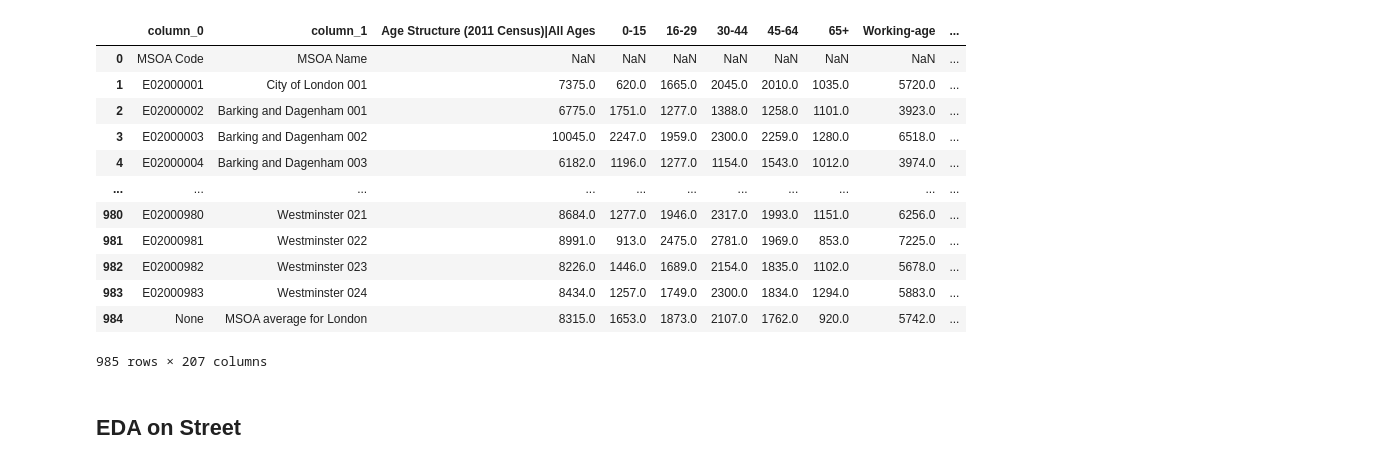
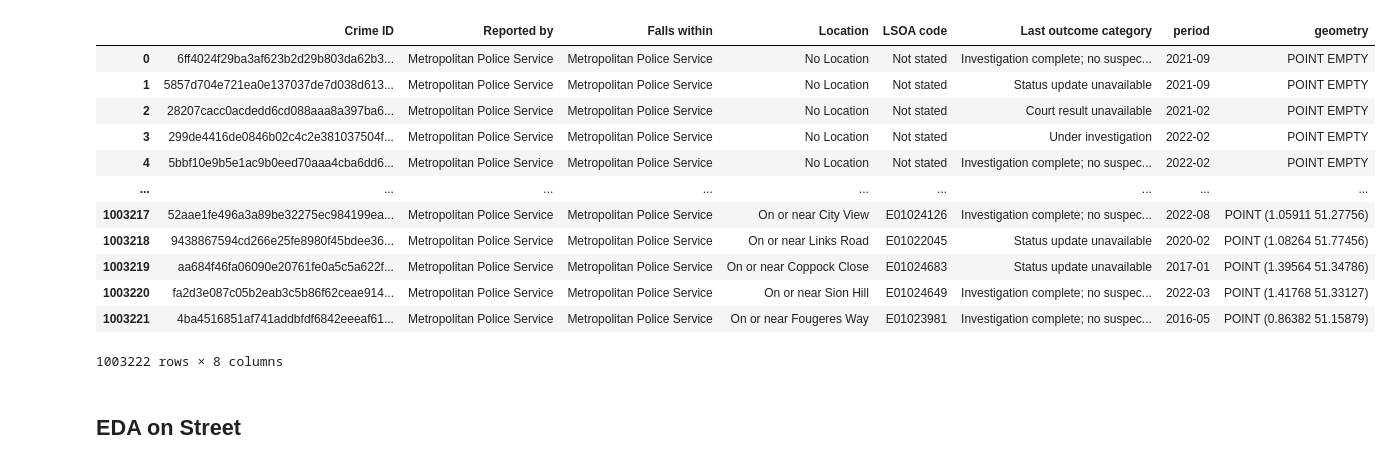
Before and after one commit to skyrimer/ARWCASP, a Jupyter notebook: EDA/basic_eda.ipynb, the cells around one changed output. Cells and saved outputs as stored; diff of their text form; code cells hidden in the pictures.

```diff
--- a/EDA/basic_eda.ipynb
+++ b/EDA/basic_eda.ipynb
@@ -3,37 +3,37 @@ import pandas as pd
 import matplotlib.pyplot as plt
 import geopandas as gpd
 
-age = pd.read_parquet("processed_data/age_index.parquet")
+# age = pd.read_parquet("..processed_data/age_index.parquet") # discarded, use lsoa_data
 
-deprivation = pd.read_parquet("processed_data/deprivation_index.parquet")
+deprivation = pd.read_parquet("../processed_data/deprivation_index.parquet")
 
-street = gpd.read_parquet("processed_data/street.parquet")
+street = gpd.read_parquet("../processed_data/street.parquet")
 
-search = gpd.read_parquet("processed_data/search.parquet")
+search = gpd.read_parquet("../processed_data/search.parquet")
 
-outcomes = gpd.read_parquet("processed_data/outcomes.parquet")
+outcomes = gpd.read_parquet("../processed_data/outcomes.parquet")
 
-busylocations = pd.read_parquet("processed_data/london_busy.parquet")
+busylocations = pd.read_parquet("../processed_data/london_busy.parquet")
 
-big_dataset = pd.read_parquet("processed_data/big_dataset.parquet")
+#big_dataset = pd.read_parquet("../processed_data/big_dataset.parquet") # renamed to lsoa_data and lsoa_data2, see seperate files for them
 
-ethnicity = pd.read_parquet("processed_data/ethnicity_index.parquet")
+#ethnicity = pd.read_parquet("../processed_data/ethnicity_index.parquet") # discarded, use lsoa_data
 # %%
-big_dataset
+street
 # %% [output]
-|  | column_0 | column_1 | Age Structure (2011 Census)|All Ages | 0-15 | 16-29 | 30-44 | 45-64 | 65+ | Working-age | ... |
-| 0 | MSOA Code | MSOA Name | NaN | NaN | NaN | NaN | NaN | NaN | NaN | ... |
-| 1 | E02000001 | City of London 001 | 7375.0 | 620.0 | 1665.0 | 2045.0 | 2010.0 | 1035.0 | 5720.0 | ... |
-| 2 | E02000002 | Barking and Dagenham 001 | 6775.0 | 1751.0 | 1277.0 | 1388.0 | 1258.0 | 1101.0 | 3923.0 | ... |
-| 3 | E02000003 | Barking and Dagenham 002 | 10045.0 | 2247.0 | 1959.0 | 2300.0 | 2259.0 | 1280.0 | 6518.0 | ... |
-| 4 | E02000004 | Barking and Dagenham 003 | 6182.0 | 1196.0 | 1277.0 | 1154.0 | 1543.0 | 1012.0 | 3974.0 | ... |
-| ... | ... | ... | ... | ... | ... | ... | ... | ... | ... | ... |
-| 980 | E02000980 | Westminster 021 | 8684.0 | 1277.0 | 1946.0 | 2317.0 | 1993.0 | 1151.0 | 6256.0 | ... |
-| 981 | E02000981 | Westminster 022 | 8991.0 | 913.0 | 2475.0 | 2781.0 | 1969.0 | 853.0 | 7225.0 | ... |
-| 982 | E02000982 | Westminster 023 | 8226.0 | 1446.0 | 1689.0 | 2154.0 | 1835.0 | 1102.0 | 5678.0 | ... |
-| 983 | E02000983 | Westminster 024 | 8434.0 | 1257.0 | 1749.0 | 2300.0 | 1834.0 | 1294.0 | 5883.0 | ... |
-| 984 | None | MSOA average for London | 8315.0 | 1653.0 | 1873.0 | 2107.0 | 1762.0 | 920.0 | 5742.0 | ... |
+|  | Crime ID | Reported by | Falls within | Location | LSOA code | Last outcome category | period | geometry |
+| 0 | 6ff4024f29ba3af623b2d29b803da62b3... | Metropolitan Police Service | Metropolitan Police Service | No Location | Not stated | Investigation complete; no suspec... | 2021-09 | POINT EMPTY |
+| 1 | 5857d704e721ea0e137037de7d038d613... | Metropolitan Police Service | Metropolitan Police Service | No Location | Not stated | Status update unavailable | 2021-09 | POINT EMPTY |
+| 2 | 28207cacc0acdedd6cd088aaa8a397ba6... | Metropolitan Police Service | Metropolitan Police Service | No Location | Not stated | Court result unavailable | 2021-02 | POINT EMPTY |
+| 3 | 299de4416de0846b02c4c2e381037504f... | Metropolitan Police Service | Metropolitan Police Service | No Location | Not stated | Under investigation | 2022-02 | POINT EMPTY |
+| 4 | 5bbf10e9b5e1ac9b0eed70aaa4cba6dd6... | Metropolitan Police Service | Metropolitan Police Service | No Location | Not stated | Investigation complete; no suspec... | 2022-02 | POINT EMPTY |
+| ... | ... | ... | ... | ... | ... | ... | ... | ... |
+| 1003217 | 52aae1fe496a3a89be32275ec984199ea... | Metropolitan Police Service | Metropolitan Police Service | On or near City View | E01024126 | Investigation complete; no suspec... | 2022-08 | POINT (1.05911 51.27756) |
+| 1003218 | 9438867594cd266e25fe8980f45bdee36... | Metropolitan Police Service | Metropolitan Police Service | On or near Links Road | E01022045 | Status update unavailable | 2020-02 | POINT (1.08264 51.77456) |
+| 1003219 | aa684f46fa06090e20761fe0a5c5a622f... | Metropolitan Police Service | Metropolitan Police Service | On or near Coppock Close | E01024683 | Status update unavailable | 2017-01 | POINT (1.39564 51.34786) |
+| 1003220 | fa2d3e087c05b2eab3c5b86f62ceae914... | Metropolitan Police Service | Metropolitan Police Service | On or near Sion Hill | E01024649 | Investigation complete; no suspec... | 2022-03 | POINT (1.41768 51.33127) |
+| 1003221 | 4ba4516851af741addbfdf6842eeeaf61... | Metropolitan Police Service | Metropolitan Police Service | On or near Fougeres Way | E01023981 | Investigation complete; no suspec... | 2016-05 | POINT (0.86382 51.15879) |
-985 rows × 207 columns
+1003222 rows × 8 columns
 # %% [markdown]
 ## EDA on Street
 # %% [markdown]
```
Also changed, not shown: 7 other files.
